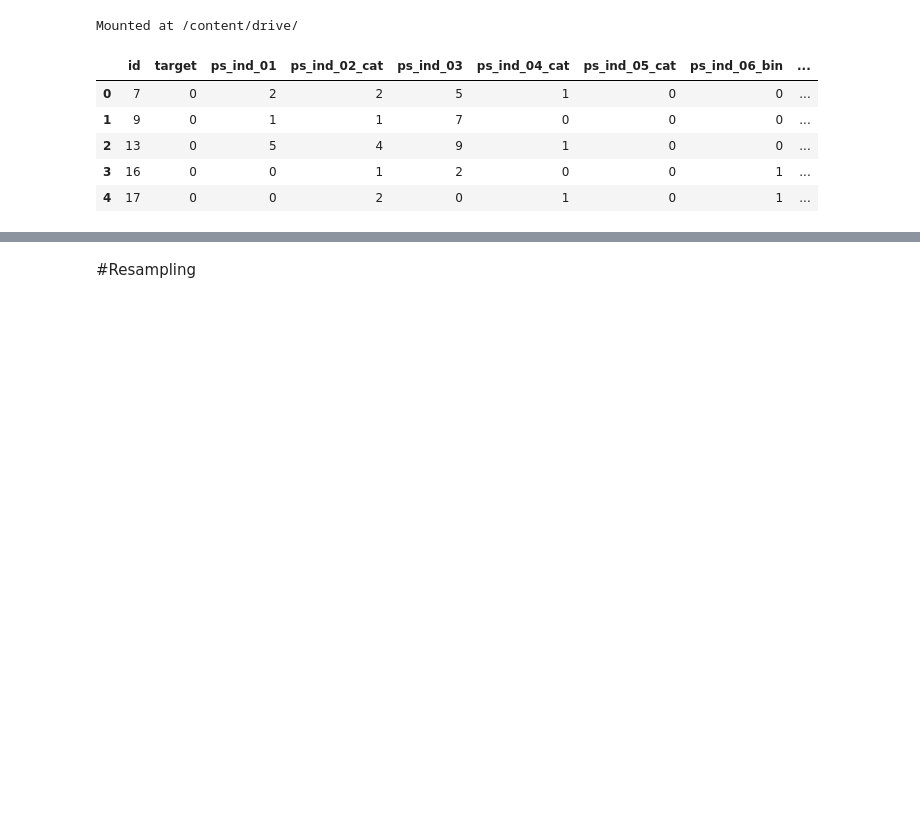
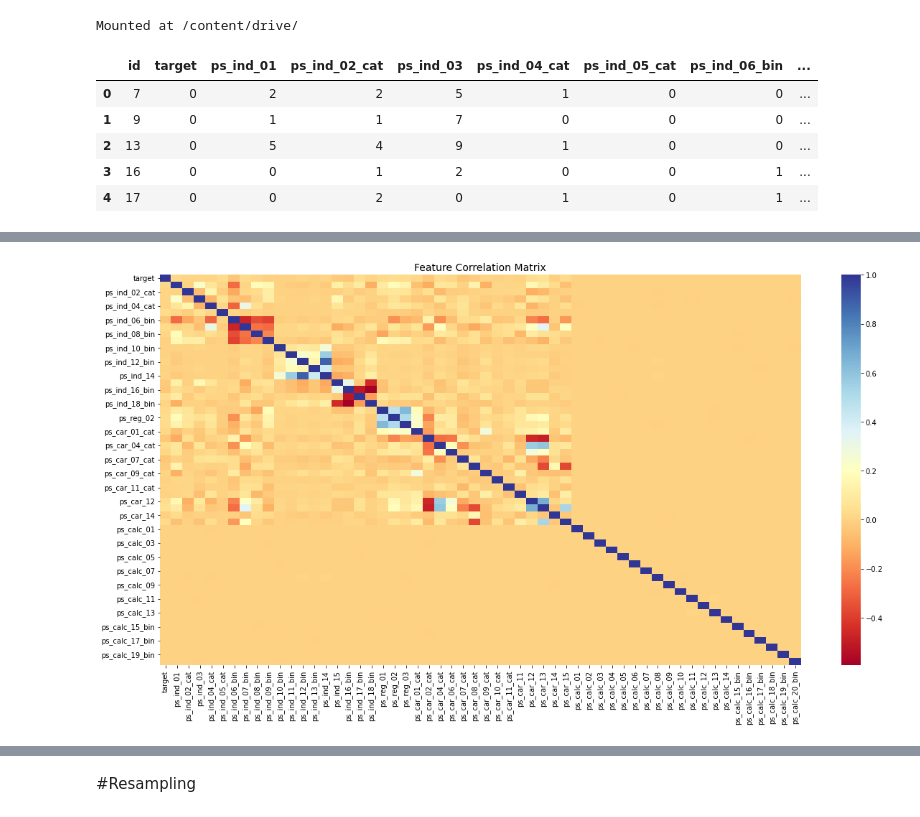
Before and after one commit to gbam-ds/FP-ML, a Jupyter notebook: Porto_Seguro.ipynb, the cells around one changed output, grey strips where cells are left out. Cells and saved outputs as stored; diff of their text form; code cells hidden in the pictures; blank space fills up the shorter version.

```diff
--- a/Porto_Seguro.ipynb
+++ b/Porto_Seguro.ipynb
@@ -76,0 +83,9 @@ df_train['ps_car_07_cat'] = df_train['ps_car_07_cat'].fillna(df_train['ps_car_07
+# %%
+#correlação das variáveis
+fig, ax = plt.subplots(figsize=(20,10))
+corrmat = df.corr()
+sns.heatmap(corrmat, cmap='RdYlBu', annot_kws={'size':30}, ax=ax)
+ax.set_title("Feature Correlation Matrix", fontsize=14)
+plt.show()
+# %% [output]
+[figure, added]
```
Also changed, not shown: parts of 54 cells of this notebook.
